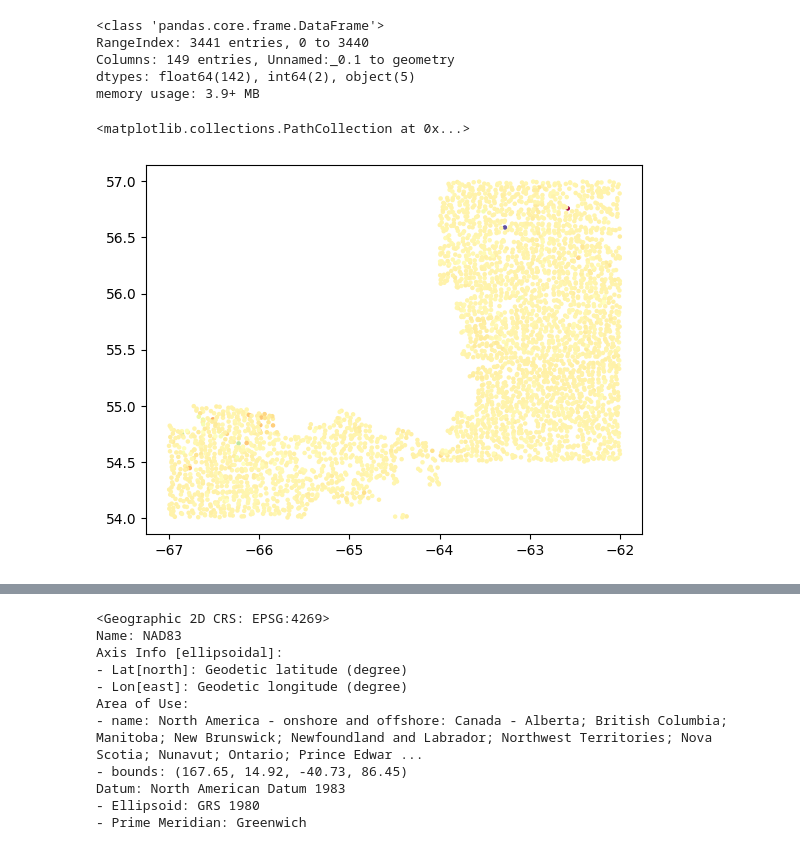
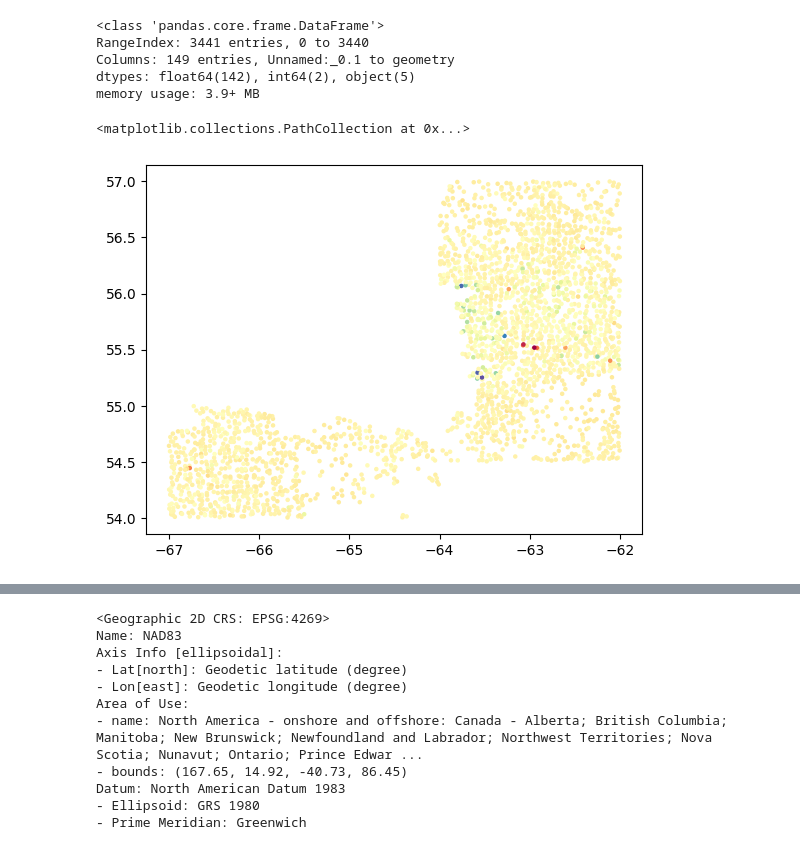
Before and after one commit to kwanda2426/projects, a Jupyter notebook: geospatial/Hw_2/Homework2_Practical1_Geodata_Tools.ipynb, the cells around one changed output, grey strips where cells are left out. Cells and saved outputs as stored; diff of their text form; code cells hidden in the pictures.

```diff
--- a/geospatial/Hw_2/Homework2_Practical1_Geodata_Tools.ipynb
+++ b/geospatial/Hw_2/Homework2_Practical1_Geodata_Tools.ipynb
@@ -149,10 +149,10 @@ dtypes: float64(142), int64(2), object(5)
 memory usage: 3.9+ MB
 # %%
 # We could visualize the spatial data like this - same as any other scatter plot
-plt.scatter(df_final['Longitude_NAD83'], df_final['Latitude_NAD83'], s = 5, c = df_final['Zn_diff'], cmap = 'Spectral')
+plt.scatter(df_final['Longitude_NAD83'], df_final['Latitude_NAD83'], s = 5, c = df_final['Mo_diff'], cmap = 'Spectral')
 # %% [output]
 <matplotlib.collections.PathCollection at 0x...>
-[figure, old version]
+[figure, new version]
 # %%
 # First we have to make a geodataframe from a dataframe
 gdf = gpd.GeoDataFrame(df_final, geometry = gpd.points_from_xy(df_final['Longitude_NAD83'], df_final['Latitude_NAD83']))
```
Also changed, not shown: parts of 16 cells of this notebook.
